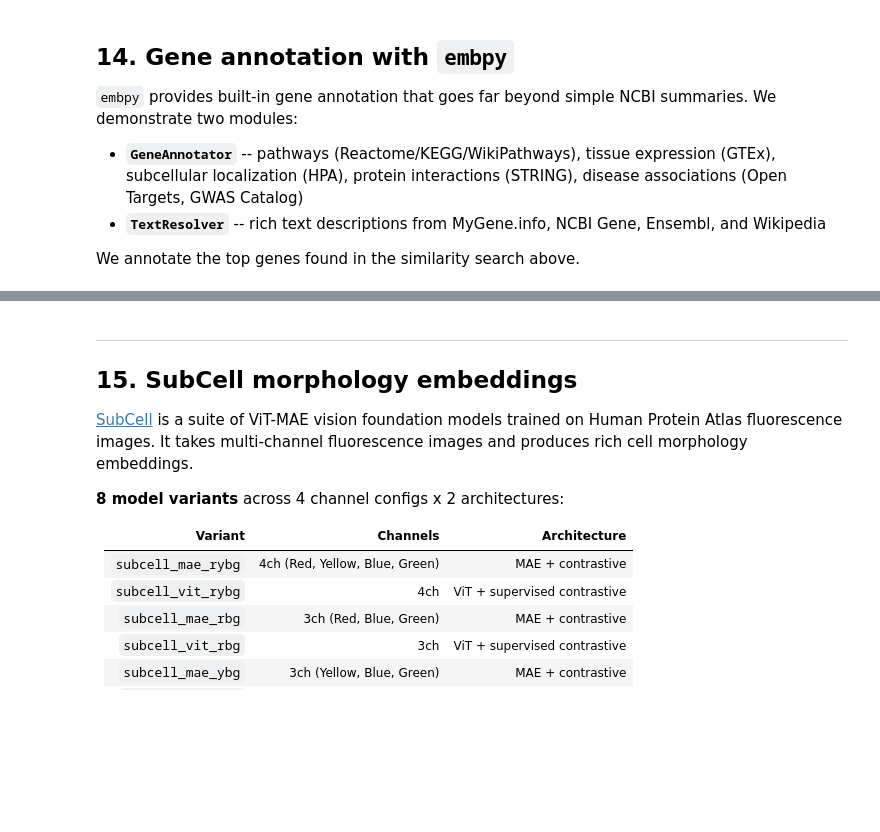
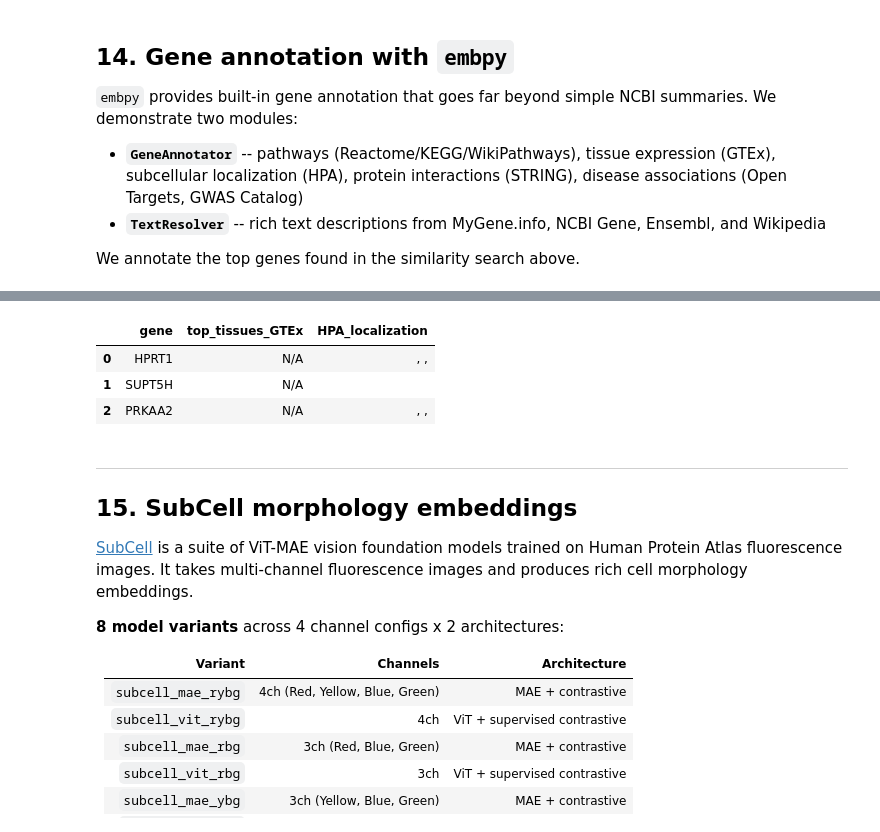
Before and after one commit to theislab/embpy, a Jupyter notebook: docs/notebooks/13_jump_cell_painting.ipynb, the cells around one changed output, grey strips where cells are left out. Drawn from its saved outputs; the diff is of its cells as text; code cells hidden in the pictures; blank space fills up the shorter version.

```diff
--- a/docs/notebooks/13_jump_cell_painting.ipynb
+++ b/docs/notebooks/13_jump_cell_painting.ipynb
@@ -641,13 +706,18 @@ for gene in top_genes:
     info = annotator.annotate(gene, sources=["pathways", "diseases"])
     print(f"--- {gene} (Ensembl: {info.get('ensembl_id', 'N/A')}) ---")
 
-    pathways = info.get("pathways", [])
-    if pathways:
-        print(f"  Pathways ({len(pathways)}):")
-        for pw in pathways[:5]:
+    pathways_raw = info.get("pathways", {}) or {}
+    pathway_rows = []
+    if isinstance(pathways_raw, dict):
+        for src_name, entries in pathways_raw.items():
+            for p in entries or []:
+                pathway_rows.append({**p, "source": src_name})
+    if pathway_rows:
+        print(f"  Pathways ({len(pathway_rows)} entries):")
+        for pw in pathway_rows[:5]:
             print(f"    - [{pw.get('source', '')}] {pw.get('name', '')}")
-        if len(pathways) > 5:
-            print(f"    ... and {len(pathways) - 5} more")
+        if len(pathway_rows) > 5:
+            print(f"    ... and {len(pathway_rows) - 5} more")
 
     diseases = info.get("disease_associations", [])
     if diseases:
@@ -677,20 +771,30 @@ for gene in top_genes:
 # %%
 rows = []
 for gene in top_genes:
     info = annotator.annotate(gene, sources=["expression"])
     expr = info.get("tissue_expression", [])
     top_tissues = sorted(expr, key=lambda x: x.get("median_tpm", 0), reverse=True)[:3]
     tissue_str = "; ".join(
         f"{t.get('tissue', '?')} ({t.get('median_tpm', 0):.1f} TPM)"
         for t in top_tissues
     ) if top_tissues else "N/A"
 
-    loc = info.get("subcellular_localization", [])
-    loc_str = ", ".join(loc[:3]) if loc else "N/A"
+    loc_info = info.get("subcellular_localization", {})
+    loc_list = [
+        entry.get("location", "")
+        for entry in (loc_info.get("locations", []) if isinstance(loc_info, dict) else loc_info)
+        if isinstance(entry, dict)
+    ]
+    loc_str = ", ".join(loc_list[:3]) if loc_list else "N/A"
 
     rows.append({"gene": gene, "top_tissues_GTEx": tissue_str, "HPA_localization": loc_str})
 
 pd.DataFrame(rows)
+# %% [output]
+|  | gene | top_tissues_GTEx | HPA_localization |
+| 0 | HPRT1 | N/A | , , |
+| 1 | SUPT5H | N/A |  |
+| 2 | PRKAA2 | N/A | , , |
 # %% [markdown]
 ---
 ## 15. SubCell morphology embeddings
```
Also changed, not shown: parts of 24 cells of this notebook, 7 other files.
